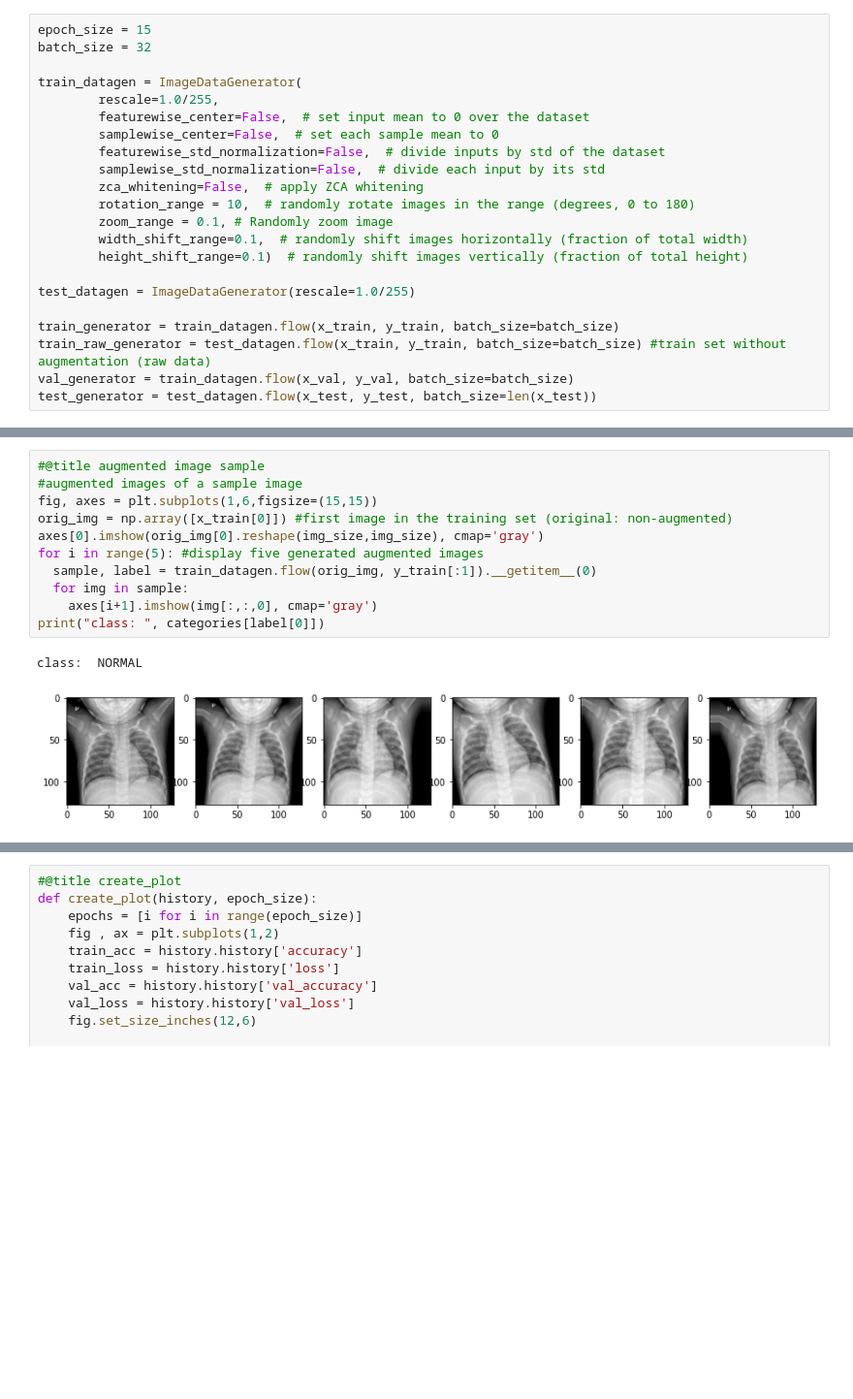
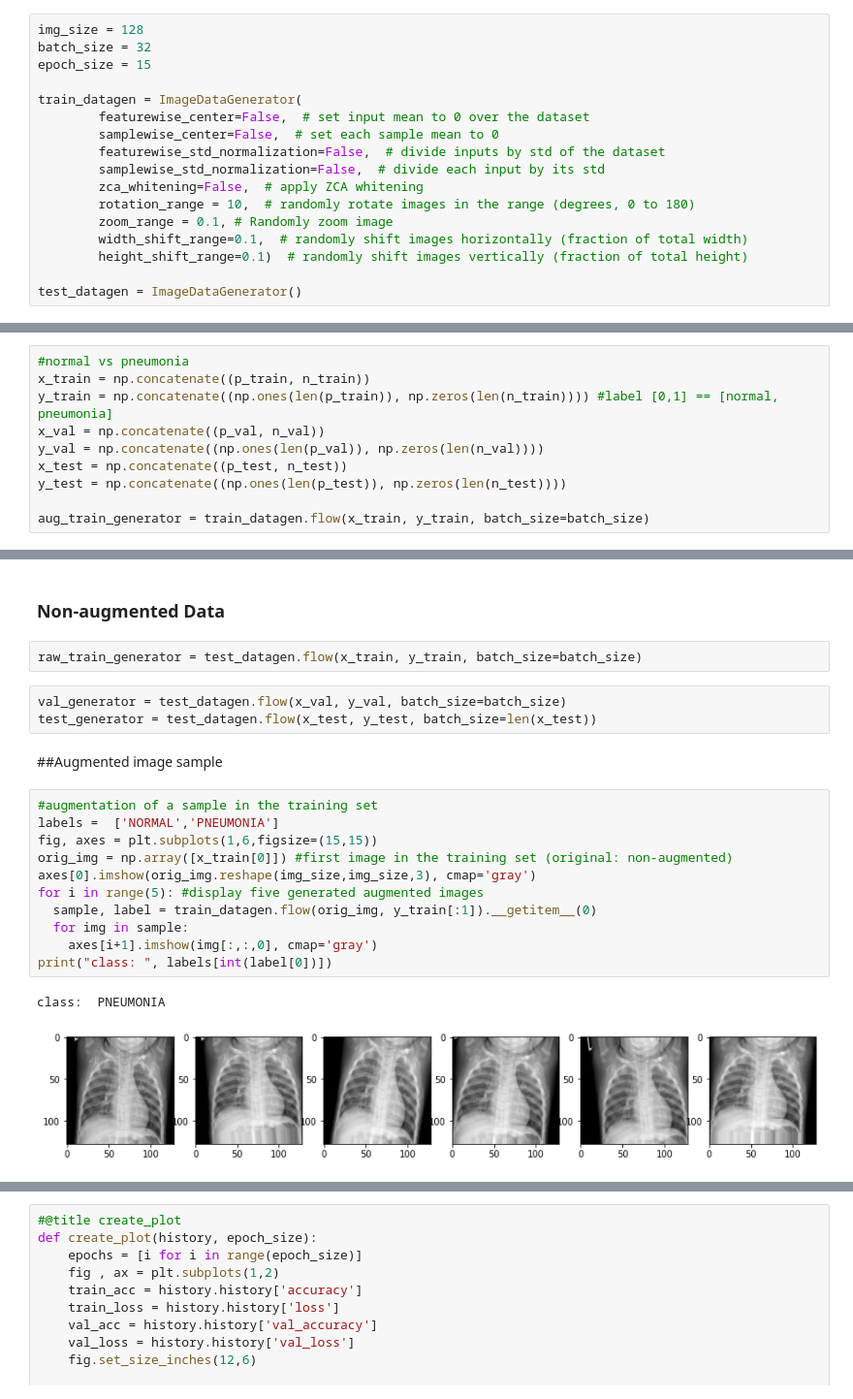
Before and after one commit to katehee/pneumonia-detection-in-X-ray-images, a Jupyter notebook: pneumonia_cnn.ipynb, the cells around one changed output, grey strips where cells are left out. Shown: that part at 97% size. Saved outputs shown, nothing was run; the diff lists cells and outputs as text; blank space fills up the shorter version.

```diff
--- a/pneumonia_cnn.ipynb
+++ b/pneumonia_cnn.ipynb
@@ -68,9 +96,9 @@ x_test, y_test = format_img(test)
 # %%
+img_size = 128
+batch_size = 32
 epoch_size = 15
-batch_size = 32
 
 train_datagen = ImageDataGenerator(
-        rescale=1.0/255,
         featurewise_center=False,  # set input mean to 0 over the dataset
         samplewise_center=False,  # set each sample mean to 0
         featurewise_std_normalization=False,  # divide inputs by std of the dataset
@@ -81,9 +109,4 @@ train_datagen = ImageDataGenerator(
         width_shift_range=0.1,  # randomly shift images horizontally (fraction of total width)
         height_shift_range=0.1)  # randomly shift images vertically (fraction of total height)
 
-test_datagen = ImageDataGenerator(rescale=1.0/255)
-
-train_generator = train_datagen.flow(x_train, y_train, batch_size=batch_size)
-train_raw_generator = test_datagen.flow(x_train, y_train, batch_size=batch_size) #train set without augmentation (raw data)
-val_generator = train_datagen.flow(x_val, y_val, batch_size=batch_size)
-test_generator = test_datagen.flow(x_test, y_test, batch_size=len(x_test))
+test_datagen = ImageDataGenerator()
@@ -114,0 +115,10 @@ test_generator = test_datagen.flow(x_test, y_test, batch_size=len(x_test))
+# %%
+#normal vs pneumonia
+x_train = np.concatenate((p_train, n_train))
+y_train = np.concatenate((np.ones(len(p_train)), np.zeros(len(n_train)))) #label [0,1] == [normal, pneumonia]
+x_val = np.concatenate((p_val, n_val))
+y_val = np.concatenate((np.ones(len(p_val)), np.zeros(len(n_val))))
+x_test = np.concatenate((p_test, n_test))
+y_test = np.concatenate((np.ones(len(p_test)), np.zeros(len(n_test))))
+
+aug_train_generator = train_datagen.flow(x_train, y_train, batch_size=batch_size)
@@ -115,14 +149,23 @@ test_generator = test_datagen.flow(x_test, y_test, batch_size=len(x_test))
+# %% [markdown]
+### Non-augmented Data
+# %%
+raw_train_generator = test_datagen.flow(x_train, y_train, batch_size=batch_size)
+# %%
+val_generator = test_datagen.flow(x_val, y_val, batch_size=batch_size)
+test_generator = test_datagen.flow(x_test, y_test, batch_size=len(x_test))
+# %% [markdown]
+##Augmented image sample
 # %%
-#@title augmented image sample
-#augmented images of a sample image
+#augmentation of a sample in the training set
+labels =  ['NORMAL','PNEUMONIA']
 fig, axes = plt.subplots(1,6,figsize=(15,15))
 orig_img = np.array([x_train[0]]) #first image in the training set (original: non-augmented)
-axes[0].imshow(orig_img[0].reshape(img_size,img_size), cmap='gray')
+axes[0].imshow(orig_img.reshape(img_size,img_size,3), cmap='gray')
 for i in range(5): #display five generated augmented images
   sample, label = train_datagen.flow(orig_img, y_train[:1]).__getitem__(0)
   for img in sample:
     axes[i+1].imshow(img[:,:,0], cmap='gray')
-print("class: ", categories[label[0]])
+print("class: ", labels[int(label[0])])
 # %% [output]
-class:  NORMAL
+class:  PNEUMONIA
-[figure, old version]
+[figure, new version]
```
Also changed, not shown: parts of 20 cells of this notebook.
